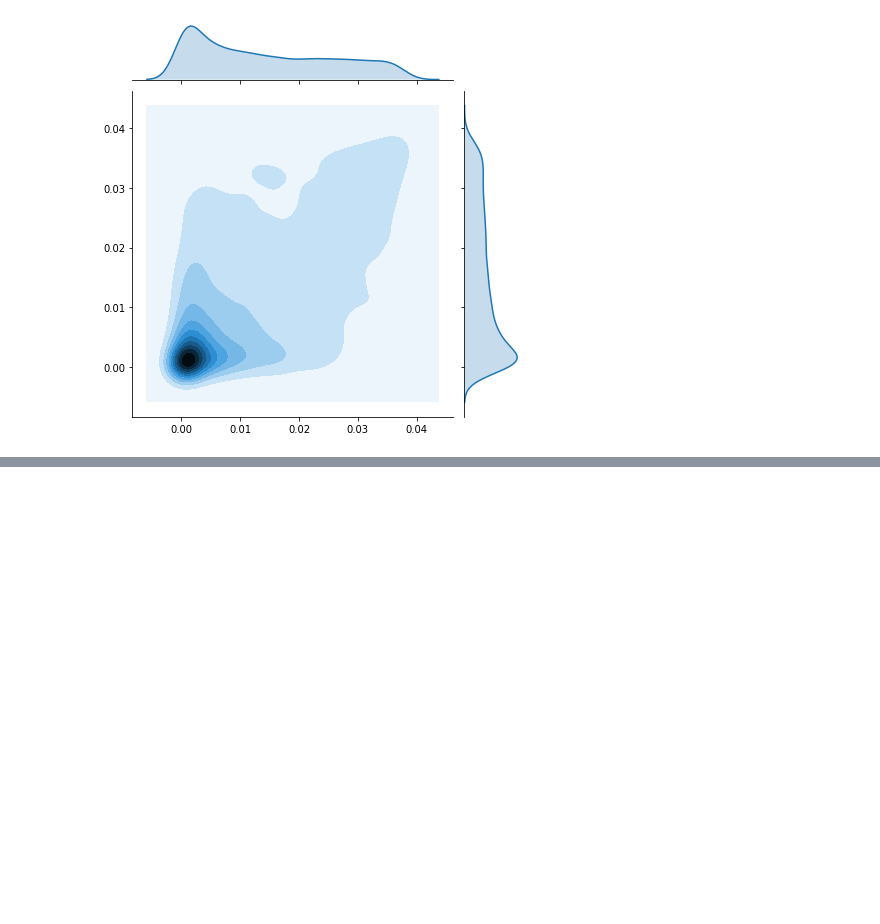
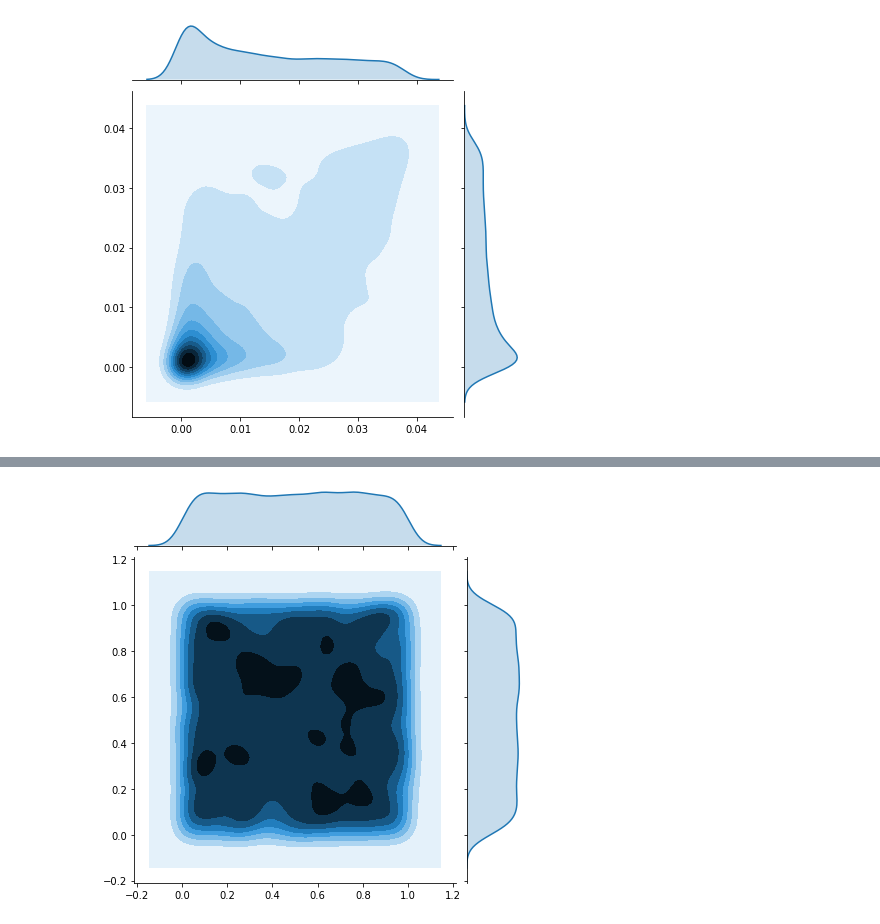
Before and after one commit to EnChiSu/Master-Thesis, a Jupyter notebook: Check Point 1/Gaussian Copula.ipynb, the cells around one changed output, grey strips where cells are left out. Saved outputs shown, nothing was run; the diff lists cells and outputs as text; code cells hidden in the pictures; blank space fills up the shorter version.

```diff
--- a/Check Point 1/Gaussian Copula.ipynb
+++ b/Check Point 1/Gaussian Copula.ipynb
@@ -43,0 +61,6 @@ p3 = sns.jointplot(x = g1, y = g2, kind = 'kde')
+# %%
+t1 = norm.cdf(r[:,0])
+t2 = norm.cdf(r[:,1])
+p2 = sns.jointplot(x = t1, y=t2, kind = 'kde')
+# %% [output]
+[figure, added]
```
Also changed, not shown: parts of 5 cells of this notebook.
